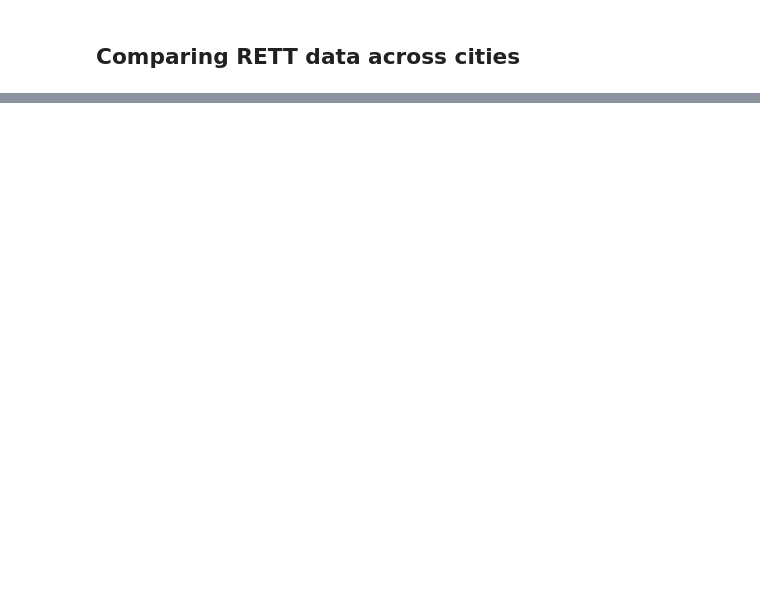
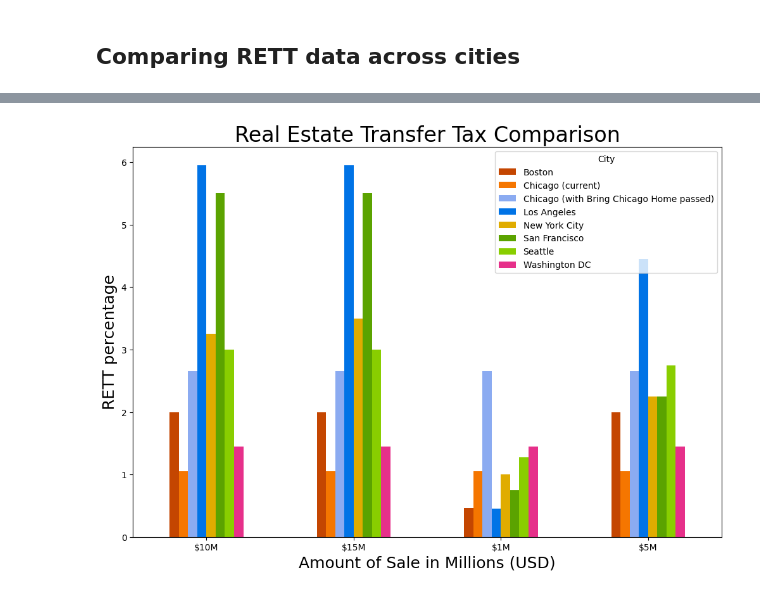
Before and after one commit to ambsthebear/RETT-comparison-Bring-Chicago-Home-2023, a Jupyter notebook: RETT vis.ipynb, the cells around one changed output, grey strips where cells are left out. Saved outputs shown, nothing was run; the diff lists cells and outputs as text; code cells hidden in the pictures; blank space fills up the shorter version.

Commit message:
complete comparison chart

```diff
--- a/RETT vis.ipynb
+++ b/RETT vis.ipynb
@@ -30,0 +10,8 @@ RETT_info_df.groupby(["Amount of Sale in Millions (USD)", "City"]).size().unstac
+# %%
+RETT_info_df.pivot(index='Amount of Sale in Millions (USD)', columns='City', values='RETT').plot(kind="bar", figsize= (12,8), color= ["#c44601", "#f57600", "#8babf1", "#0073e6", "#e0ac00", "#5ba300", "#89ce00", "#e6308a"])
+plt.title("Real Estate Transfer Tax Comparison", fontsize=24)
+plt.xlabel("Amount of Sale in Millions (USD)", fontsize=18)
+plt.ylabel("RETT percentage", fontsize=18)
+plt.xticks(rotation="horizontal");
+# %% [output]
+[figure, added]
```
Also changed, not shown: parts of 2 cells of this notebook, 2 other files.
